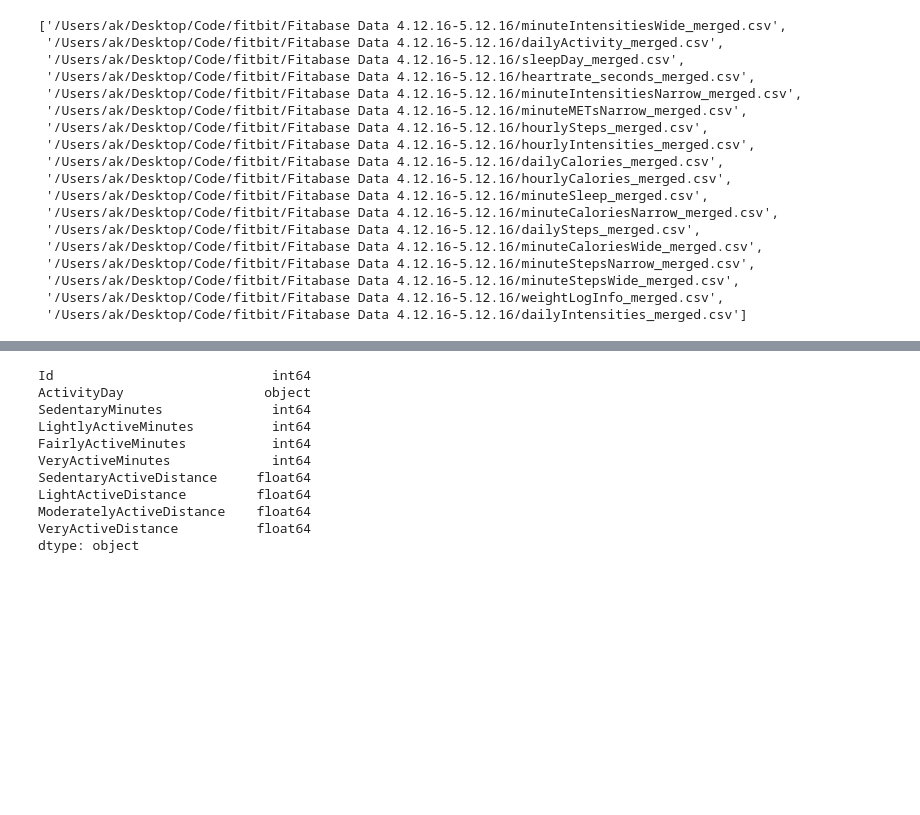
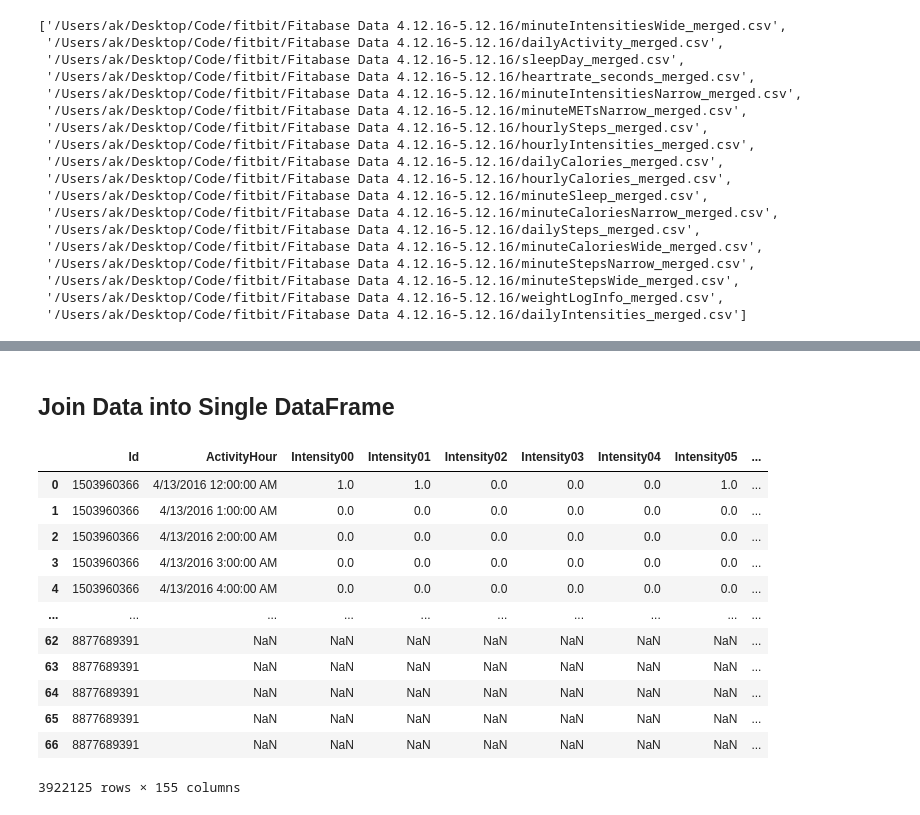
Before and after one commit to adamkhakhar/fitbit, a Jupyter notebook: EDA.ipynb, the cells around one changed output, grey strips where cells are left out. Saved outputs shown, nothing was run; the diff lists cells and outputs as text; code cells hidden in the pictures; blank space fills up the shorter version.

```diff
--- a/EDA.ipynb
+++ b/EDA.ipynb
@@ -151,13 +186,45 @@ minuteMETsNarrow
+# %% [markdown]
+## Join Data into Single DataFrame
 # %%
+def combine_dataframes(mapping):
+    """
+    Combine the dataframes into a single dataframe including all columns, removing duplicated columns.
+
+    Args:
+        mapping: A dictionary mapping names to pandas DataFrames.
+
+    Returns:
+        A single pandas DataFrame containing all columns from the input DataFrames.
+    """
+    # Create an empty list to store the individual dataframes
+    dfs = []
+
+    # Iterate over each key-value pair in the mapping dictionary
+    for name, df in mapping.items():
+        # Add the DataFrame to the list
+        dfs.append(df)
+
+    # Concatenate the individual dataframes into a single dataframe
+    combined_df = pd.concat(dfs, axis=0)
+
+    # Remove any duplicated columns
+    combined_df = combined_df.loc[:, ~combined_df.columns.duplicated()]
+
+    return combined_df
-# %% [output]
-Id                            int64
-ActivityDay                  object
-SedentaryMinutes              int64
-LightlyActiveMinutes          int64
-FairlyActiveMinutes           int64
-VeryActiveMinutes             int64
-SedentaryActiveDistance     float64
-LightActiveDistance         float64
-ModeratelyActiveDistance    float64
-VeryActiveDistance          float64
-dtype: object
+# %%
+merged_df = combine_dataframes(dfs)
+merged_df
+# %% [output]
+|  | Id | ActivityHour | Intensity00 | Intensity01 | Intensity02 | Intensity03 | Intensity04 | Intensity05 | ... |
+| 0 | 1503960366 | 4/13/2016 12:00:00 AM | 1.0 | 1.0 | 0.0 | 0.0 | 0.0 | 1.0 | ... |
+| 1 | 1503960366 | 4/13/2016 1:00:00 AM | 0.0 | 0.0 | 0.0 | 0.0 | 0.0 | 0.0 | ... |
+| 2 | 1503960366 | 4/13/2016 2:00:00 AM | 0.0 | 0.0 | 0.0 | 0.0 | 0.0 | 0.0 | ... |
+| 3 | 1503960366 | 4/13/2016 3:00:00 AM | 0.0 | 0.0 | 0.0 | 0.0 | 0.0 | 0.0 | ... |
+| 4 | 1503960366 | 4/13/2016 4:00:00 AM | 0.0 | 0.0 | 0.0 | 0.0 | 0.0 | 0.0 | ... |
+| ... | ... | ... | ... | ... | ... | ... | ... | ... | ... |
+| 62 | 8877689391 | NaN | NaN | NaN | NaN | NaN | NaN | NaN | ... |
+| 63 | 8877689391 | NaN | NaN | NaN | NaN | NaN | NaN | NaN | ... |
+| 64 | 8877689391 | NaN | NaN | NaN | NaN | NaN | NaN | NaN | ... |
+| 65 | 8877689391 | NaN | NaN | NaN | NaN | NaN | NaN | NaN | ... |
+| 66 | 8877689391 | NaN | NaN | NaN | NaN | NaN | NaN | NaN | ... |
+3922125 rows × 155 columns
```
Also changed, not shown: parts of 11 cells of this notebook.
